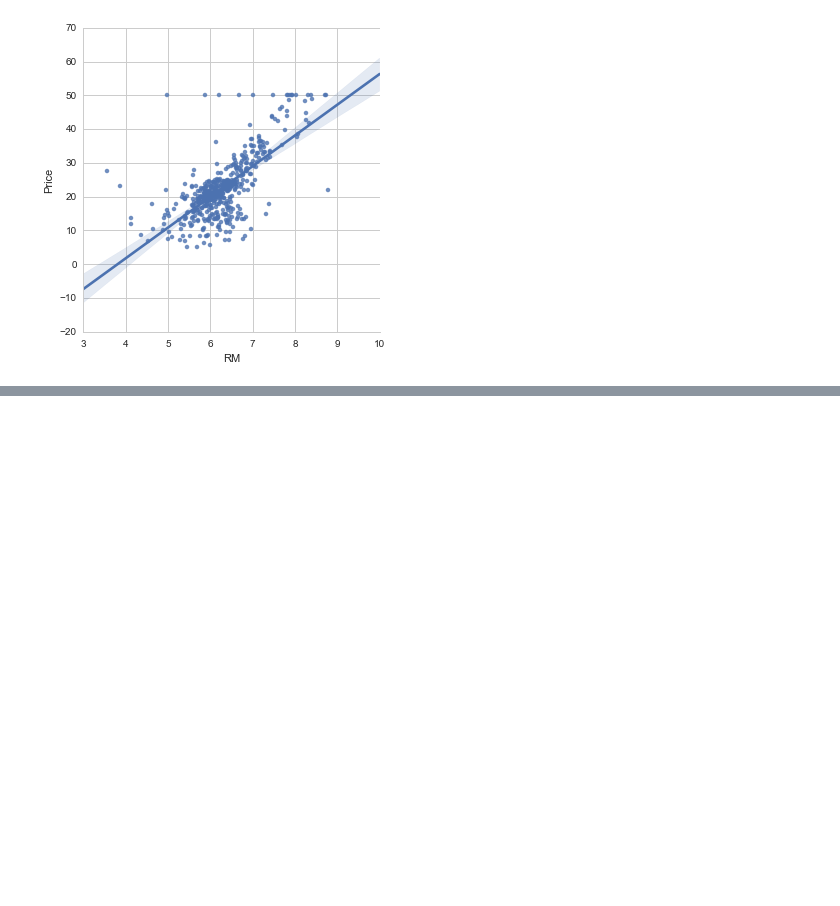
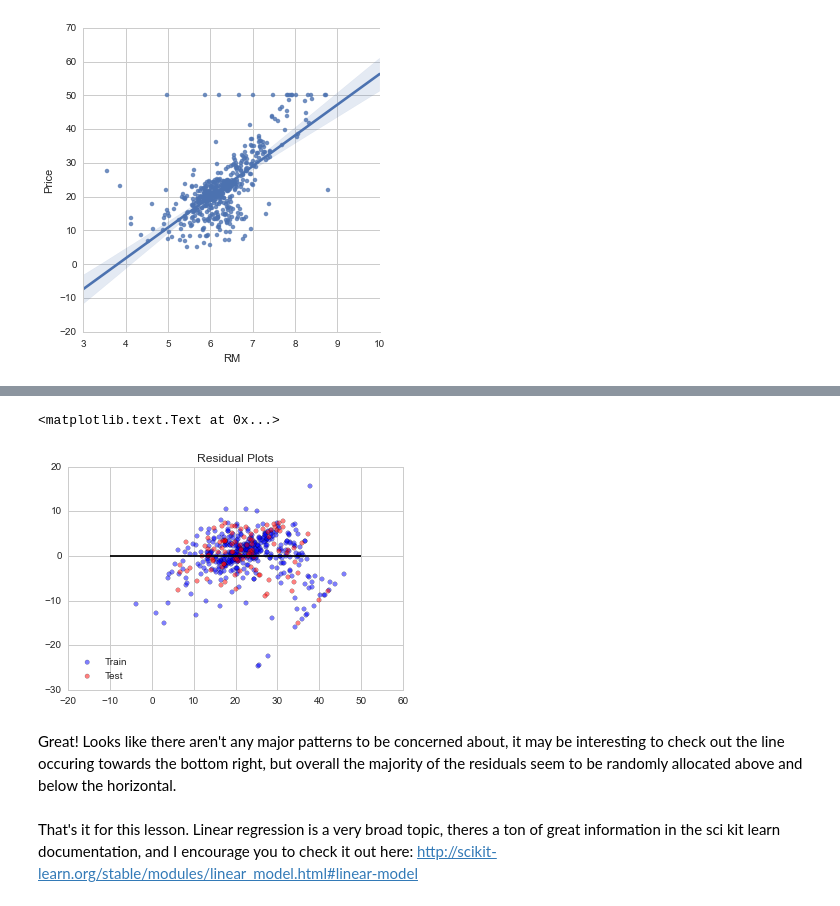
Before and after one commit to lastworden/datascience, a Jupyter notebook: Udemy/my_ml_notes/lec001_Linear_Regression_1.ipynb, the cells around one changed output, grey strips where cells are left out. Cells and saved outputs as stored; diff of their text form; code cells hidden in the pictures; blank space fills up the shorter version.

```diff
--- a/Udemy/my_ml_notes/lec001_Linear_Regression_1.ipynb
+++ b/Udemy/my_ml_notes/lec001_Linear_Regression_1.ipynb
@@ -78,0 +343,2 @@ sns.lmplot('RM','Price',data = boston_df)
+# %%
+X_trn,X_tst,Y_trn,Y_tst = sklearn.cross_validation.train_test_split(X_multi,Y,test_size = 0.2)
@@ -78,0 +349,4 @@ sns.lmplot('RM','Price',data = boston_df)
+# %%
+lreg1 = LinearRegression()
+# %%
+lreg1.fit(X_trn,Y_trn)
@@ -78,0 +355,5 @@ sns.lmplot('RM','Price',data = boston_df)
+# %%
+Y_pred_tst = lreg1.predict(X_tst)
+Y_pred_trn = lreg1.predict(X_trn)
+err_tst_vec = Y_pred_tst - Y_tst
+err_trn_vec = Y_pred_trn - Y_trn
@@ -78,0 +392,13 @@ sns.lmplot('RM','Price',data = boston_df)
+# %%
+train = plt.scatter(Y_pred_trn,(Y_pred_trn-Y_trn),c='b',alpha = 0.5)
+test = plt.scatter(Y_pred_tst,(Y_pred_tst-Y_tst), c='r',alpha = 0.5)
+plt.hlines(y=0,xmin=-10,xmax=50)
+plt.legend((train,test),('Train','Test'),loc = 'lower left')
+plt.title('Residual Plots')
+# %% [output]
+<matplotlib.text.Text at 0x...>
+[figure, added]
+# %% [markdown]
+Great! Looks like there aren't any major patterns to be concerned about, it may be interesting to check out the line occuring towards the bottom right, but overall the majority of the residuals seem to be randomly allocated above and below the horizontal.
+# %% [markdown]
+That's it for this lesson. Linear regression is a very broad topic, theres a ton of great information in the sci kit learn documentation, and I encourage you to check it out here:  http://scikit-learn.org/stable/modules/linear_model.html#linear-model
```
Also changed, not shown: parts of 52 cells of this notebook, 18 other files.
